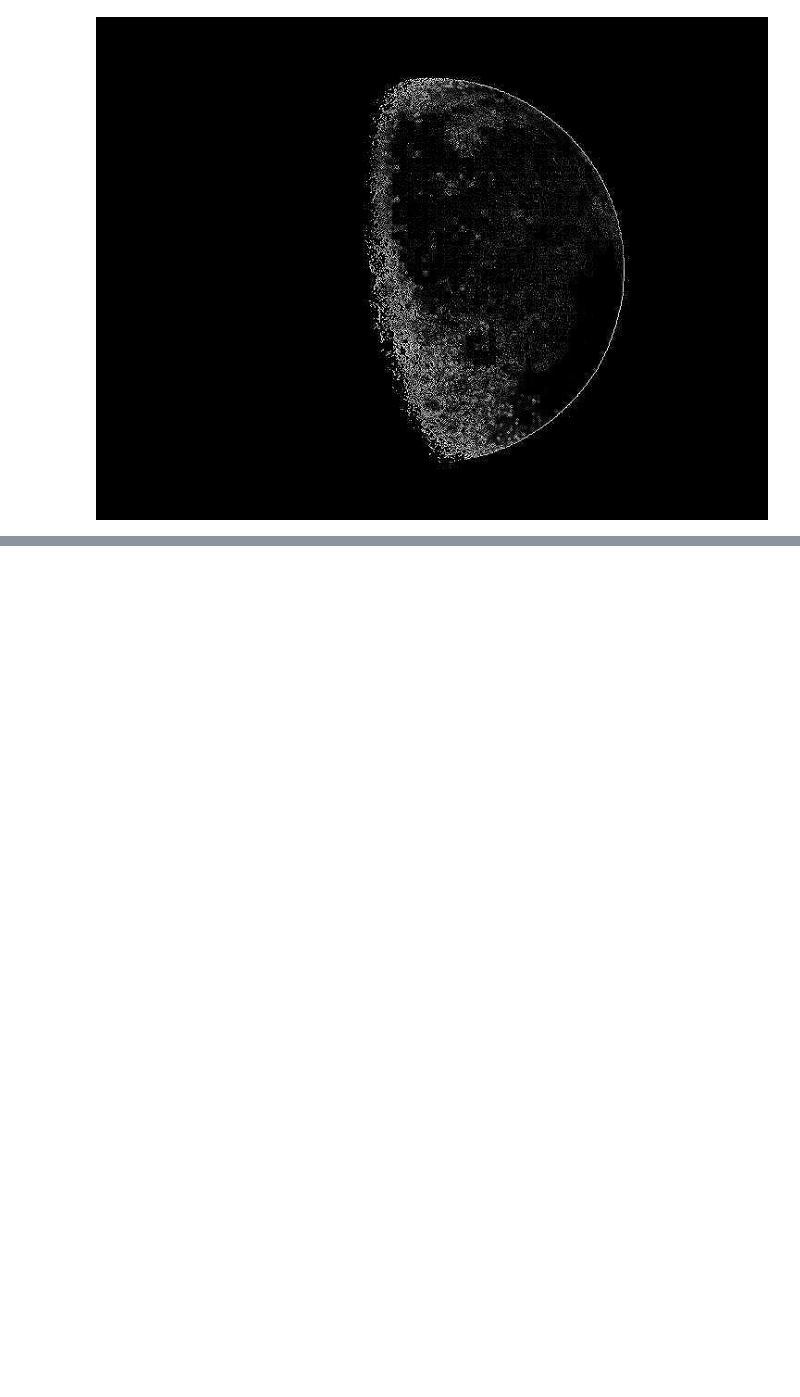
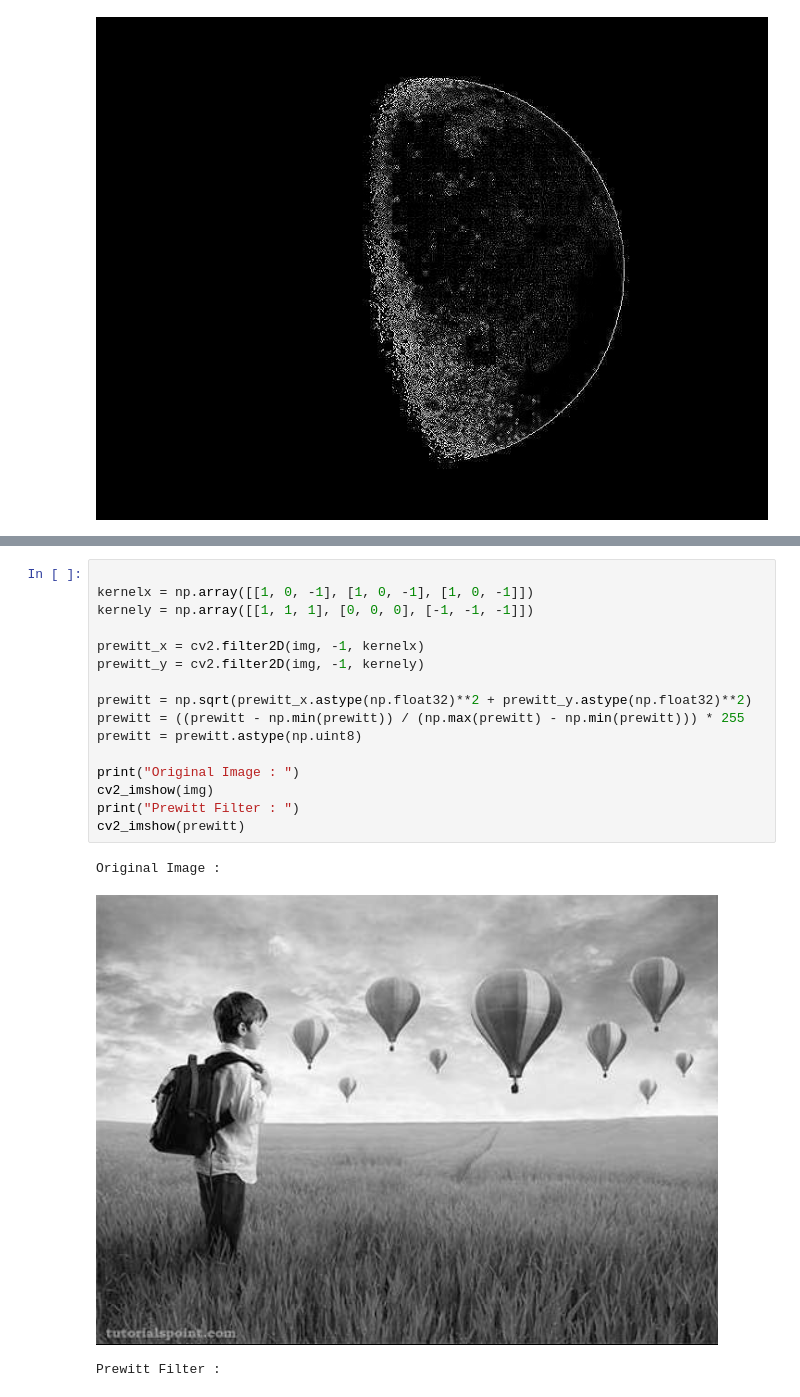
Before and after one commit to KrishChothani/Computer-Vision-Using-Deep-Learning, a Jupyter notebook: CVDL3.ipynb, the cells around one changed output, grey strips where cells are left out. Drawn from its saved outputs; the diff is of its cells as text; blank space fills up the shorter version.

```diff
--- a/CVDL3.ipynb
+++ b/CVDL3.ipynb
@@ -162,0 +202,20 @@ cv2_imshow(out)
+# %%
+
+kernelx = np.array([[1, 0, -1], [1, 0, -1], [1, 0, -1]])
+kernely = np.array([[1, 1, 1], [0, 0, 0], [-1, -1, -1]])
+
+prewitt_x = cv2.filter2D(img, -1, kernelx)
+prewitt_y = cv2.filter2D(img, -1, kernely)
+
+prewitt = np.sqrt(prewitt_x.astype(np.float32)**2 + prewitt_y.astype(np.float32)**2)
+prewitt = ((prewitt - np.min(prewitt)) / (np.max(prewitt) - np.min(prewitt))) * 255
+prewitt = prewitt.astype(np.uint8)
+
+print("Original Image : ")
+cv2_imshow(img)
+print("Prewitt Filter : ")
+cv2_imshow(prewitt)
+# %% [output]
+Original Image :
+[figure, added]
+Prewitt Filter :
```
Also changed, not shown: parts of 5 cells of this notebook.
